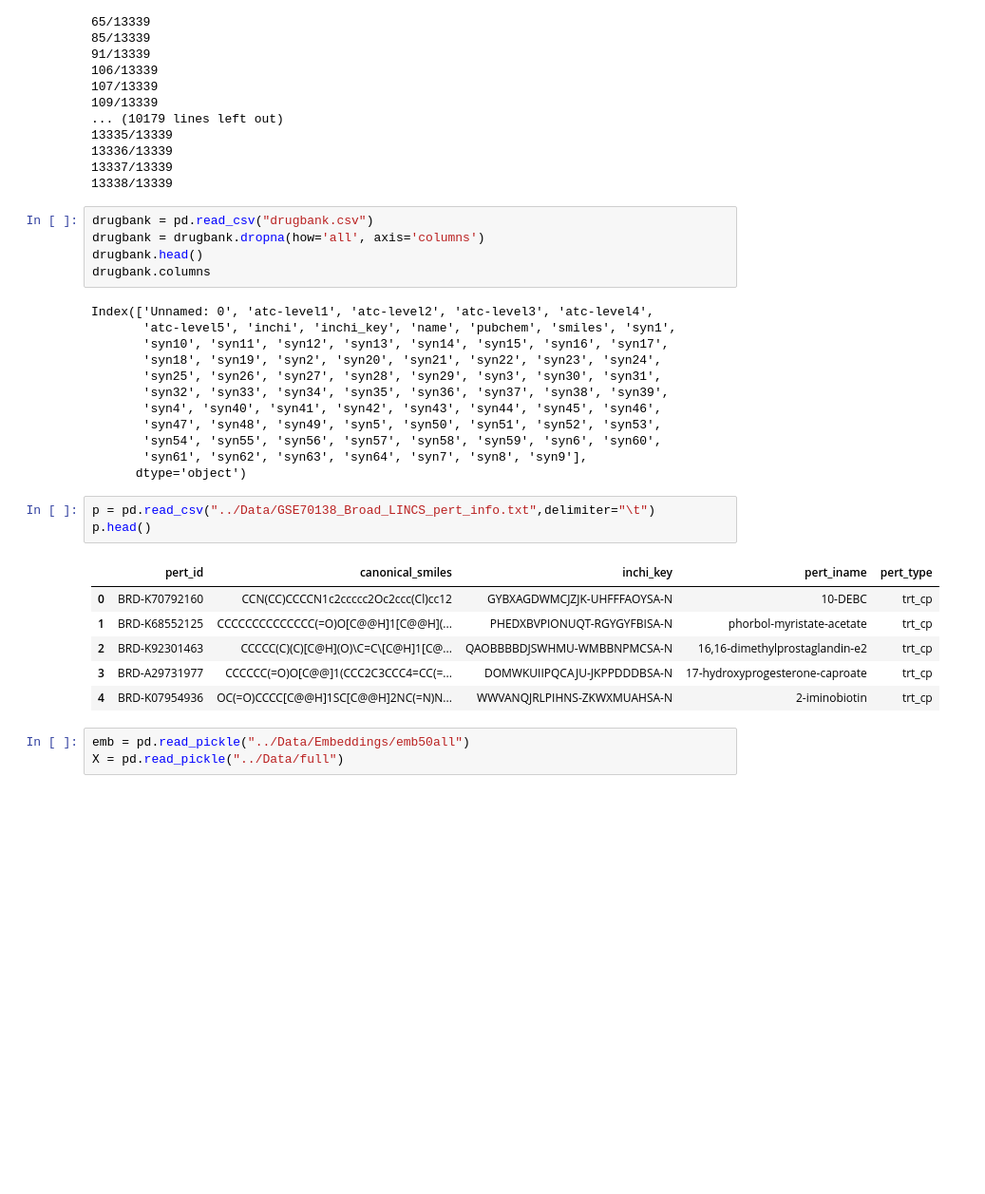
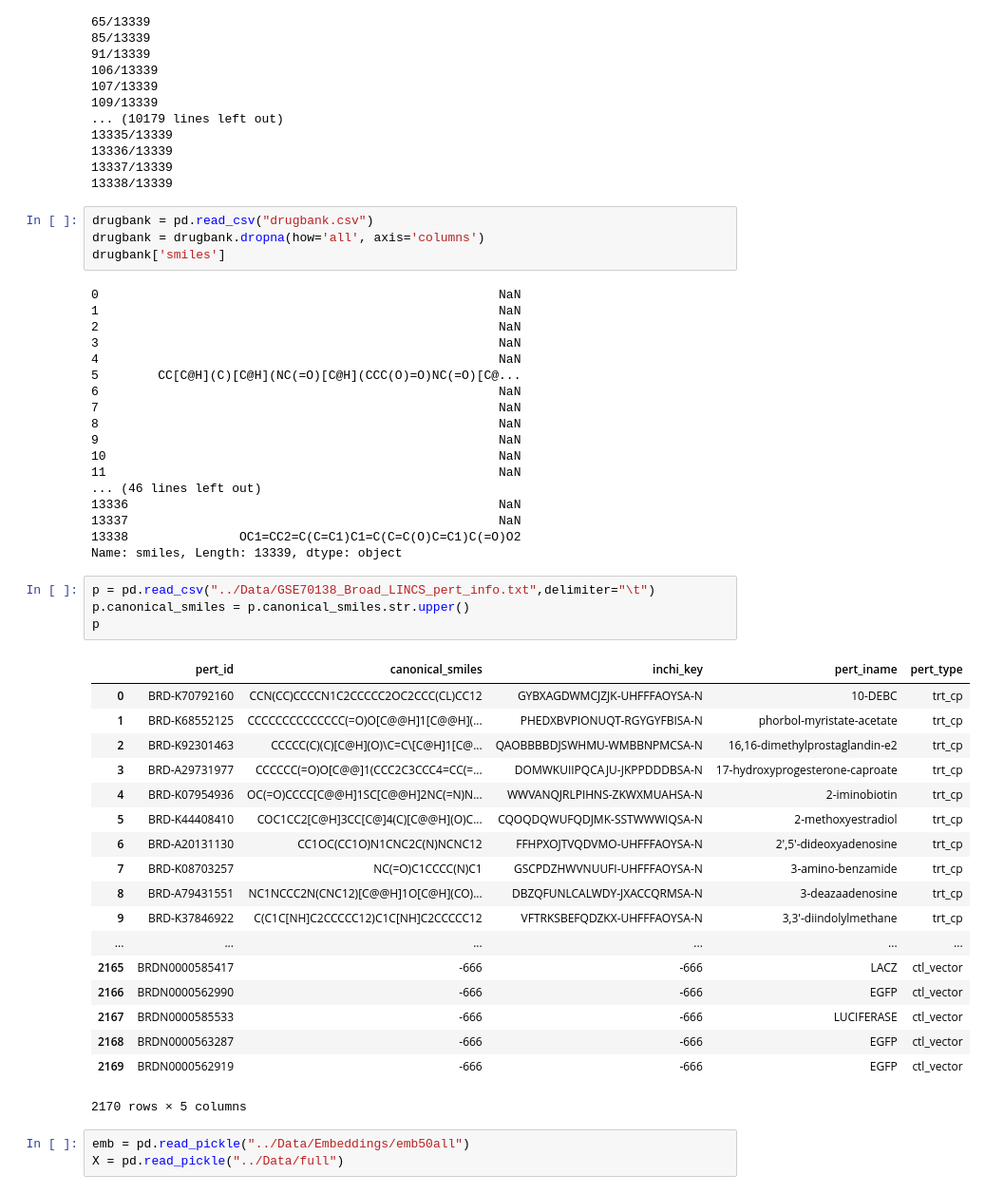
Before and after one commit to Dweepa/ItsAllInTheGenes, a Jupyter notebook: External/ExternalEval.ipynb, the cells around one changed output. Shown: that part at 95% size. Drawn from its saved outputs; the diff is of its cells as text; blank space fills up the shorter version.

```diff
--- a/External/ExternalEval.ipynb
+++ b/External/ExternalEval.ipynb
@@ -109,30 +109,48 @@ pd.DataFrame(d).to_csv("drugbank.csv")
 # %%
 drugbank = pd.read_csv("drugbank.csv")
 drugbank = drugbank.dropna(how='all', axis='columns')
-drugbank.head()
-drugbank.columns
+drugbank['smiles']
 # %% [output]
-Index(['Unnamed: 0', 'atc-level1', 'atc-level2', 'atc-level3', 'atc-level4',
-       'atc-level5', 'inchi', 'inchi_key', 'name', 'pubchem', 'smiles', 'syn1',
-       'syn10', 'syn11', 'syn12', 'syn13', 'syn14', 'syn15', 'syn16', 'syn17',
-       'syn18', 'syn19', 'syn2', 'syn20', 'syn21', 'syn22', 'syn23', 'syn24',
-       'syn25', 'syn26', 'syn27', 'syn28', 'syn29', 'syn3', 'syn30', 'syn31',
-       'syn32', 'syn33', 'syn34', 'syn35', 'syn36', 'syn37', 'syn38', 'syn39',
-       'syn4', 'syn40', 'syn41', 'syn42', 'syn43', 'syn44', 'syn45', 'syn46',
-       'syn47', 'syn48', 'syn49', 'syn5', 'syn50', 'syn51', 'syn52', 'syn53',
-       'syn54', 'syn55', 'syn56', 'syn57', 'syn58', 'syn59', 'syn6', 'syn60',
-       'syn61', 'syn62', 'syn63', 'syn64', 'syn7', 'syn8', 'syn9'],
-      dtype='object')
+0                                                      NaN
+1                                                      NaN
+2                                                      NaN
+3                                                      NaN
+4                                                      NaN
+5        CC[C@H](C)[C@H](NC(=O)[C@H](CCC(O)=O)NC(=O)[C@...
+6                                                      NaN
+7                                                      NaN
+8                                                      NaN
+9                                                      NaN
+10                                                     NaN
+11                                                     NaN
+... (46 lines left out)
+13336                                                  NaN
+13337                                                  NaN
+13338               OC1=CC2=C(C=C1)C1=C(C=C(O)C=C1)C(=O)O2
+Name: smiles, Length: 13339, dtype: object
 # %%
 p = pd.read_csv("../Data/GSE70138_Broad_LINCS_pert_info.txt",delimiter="\t")
-p.head()
+p.canonical_smiles = p.canonical_smiles.str.upper()
+p
 # %% [output]
 |  | pert_id | canonical_smiles | inchi_key | pert_iname | pert_type |
-| 0 | BRD-K70792160 | CCN(CC)CCCCN1c2ccccc2Oc2ccc(Cl)cc12 | GYBXAGDWMCJZJK-UHFFFAOYSA-N | 10-DEBC | trt_cp |
+| 0 | BRD-K70792160 | CCN(CC)CCCCN1C2CCCCC2OC2CCC(CL)CC12 | GYBXAGDWMCJZJK-UHFFFAOYSA-N | 10-DEBC | trt_cp |
 | 1 | BRD-K68552125 | CCCCCCCCCCCCCC(=O)O[C@@H]1[C@@H](... | PHEDXBVPIONUQT-RGYGYFBISA-N | phorbol-myristate-acetate | trt_cp |
 | 2 | BRD-K92301463 | CCCCC(C)(C)[C@H](O)\C=C\[C@H]1[C@... | QAOBBBBDJSWHMU-WMBBNPMCSA-N | 16,16-dimethylprostaglandin-e2 | trt_cp |
 | 3 | BRD-A29731977 | CCCCCC(=O)O[C@@]1(CCC2C3CCC4=CC(=... | DOMWKUIIPQCAJU-JKPPDDDBSA-N | 17-hydroxyprogesterone-caproate | trt_cp |
 | 4 | BRD-K07954936 | OC(=O)CCCC[C@@H]1SC[C@@H]2NC(=N)N... | WWVANQJRLPIHNS-ZKWXMUAHSA-N | 2-iminobiotin | trt_cp |
+| 5 | BRD-K44408410 | COC1CC2[C@H]3CC[C@]4(C)[C@@H](O)C... | CQOQDQWUFQDJMK-SSTWWWIQSA-N | 2-methoxyestradiol | trt_cp |
+| 6 | BRD-A20131130 | CC1OC(CC1O)N1CNC2C(N)NCNC12 | FFHPXOJTVQDVMO-UHFFFAOYSA-N | 2',5'-dideoxyadenosine | trt_cp |
+| 7 | BRD-K08703257 | NC(=O)C1CCCC(N)C1 | GSCPDZHWVNUUFI-UHFFFAOYSA-N | 3-amino-benzamide | trt_cp |
+| 8 | BRD-A79431551 | NC1NCCC2N(CNC12)[C@@H]1O[C@H](CO)... | DBZQFUNLCALWDY-JXACCQRMSA-N | 3-deazaadenosine | trt_cp |
+| 9 | BRD-K37846922 | C(C1C[NH]C2CCCCC12)C1C[NH]C2CCCCC12 | VFTRKSBEFQDZKX-UHFFFAOYSA-N | 3,3'-diindolylmethane | trt_cp |
+| ... | ... | ... | ... | ... | ... |
+| 2165 | BRDN0000585417 | -666 | -666 | LACZ | ctl_vector |
+| 2166 | BRDN0000562990 | -666 | -666 | EGFP | ctl_vector |
+| 2167 | BRDN0000585533 | -666 | -666 | LUCIFERASE | ctl_vector |
+| 2168 | BRDN0000563287 | -666 | -666 | EGFP | ctl_vector |
+| 2169 | BRDN0000562919 | -666 | -666 | EGFP | ctl_vector |
+2170 rows × 5 columns
 # %%
 emb = pd.read_pickle("../Data/Embeddings/emb50all")
 X = pd.read_pickle("../Data/full")
```
Also changed, not shown: parts of 15 cells of this notebook, 3 other files.
